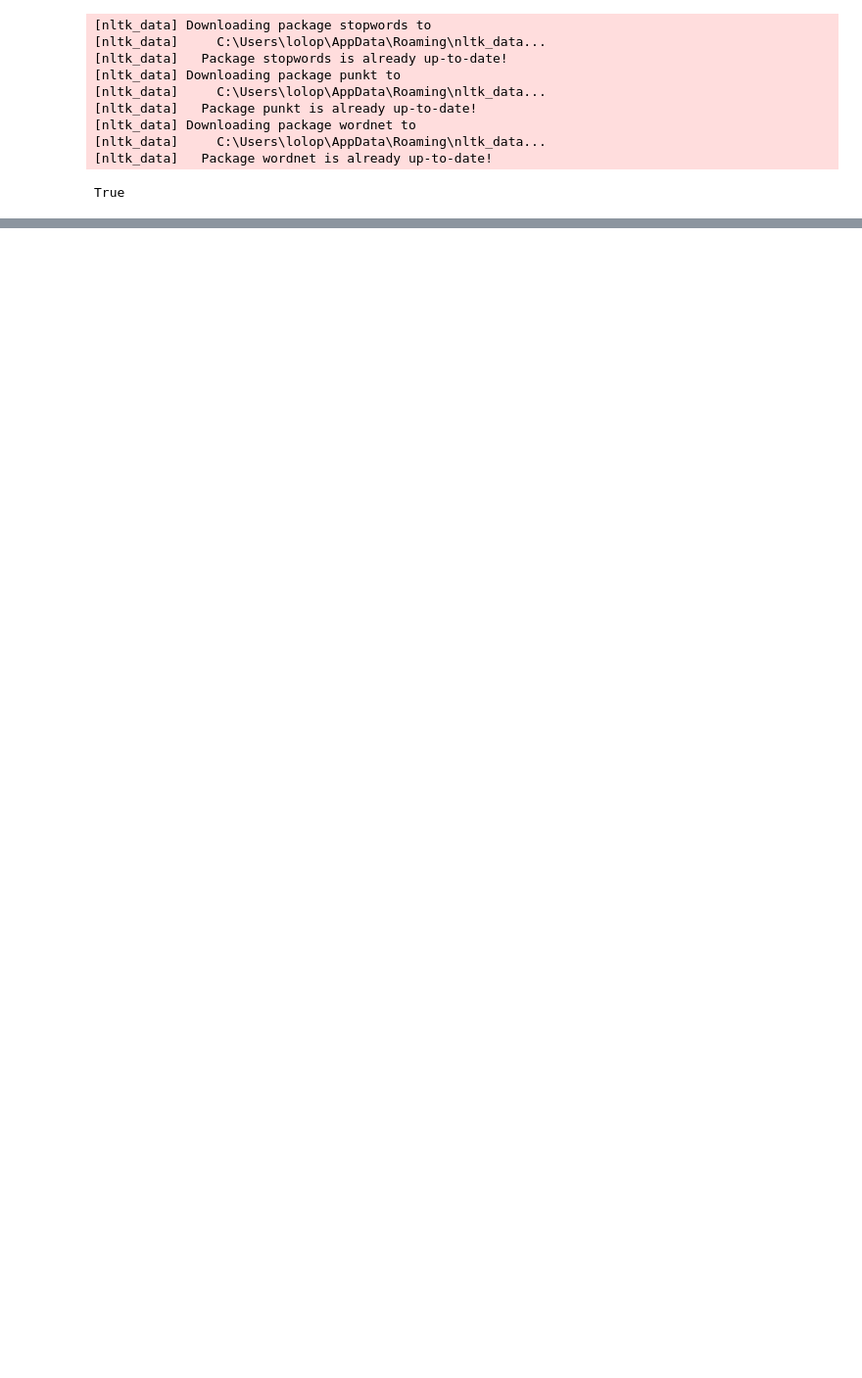
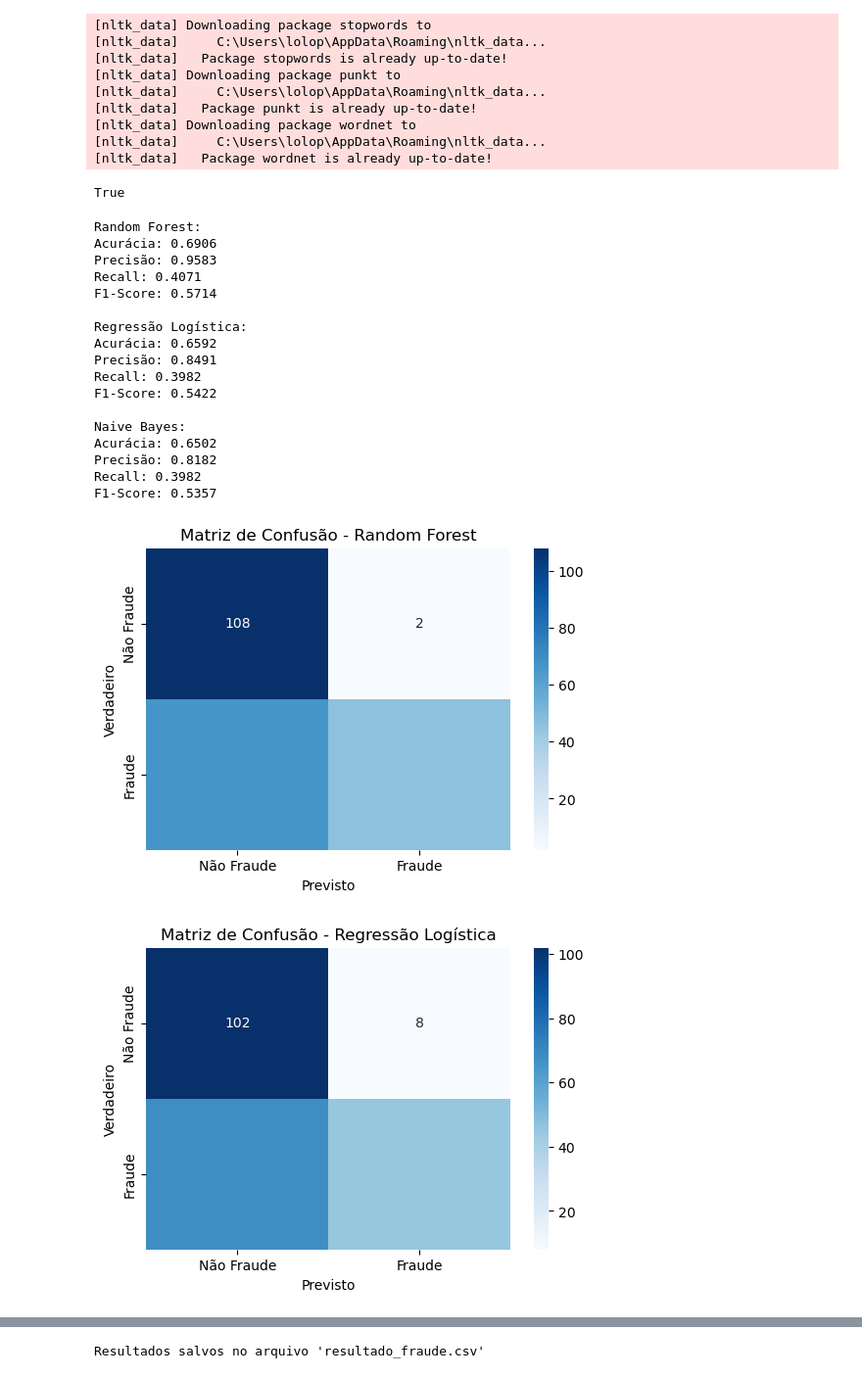
Before and after one commit to LorenzoPercussi/ModeloML-TCC, a Jupyter notebook: main.ipynb, the cells around one changed output, grey strips where cells are left out. Shown: that part at 98% size. Saved outputs shown, nothing was run; the diff lists cells and outputs as text; code cells hidden in the pictures; blank space fills up the shorter version.

```diff
--- a/main.ipynb
+++ b/main.ipynb
@@ -56,36 +171,37 @@ def add_fraud_column(input_file, output_file):
 # %%
-def convert_relative_time_to_days(time_str):
-    match = re.match(r'(\d+)\s*(dias|semanas|meses|anos)\s*atrás', time_str.lower())
+# Função principal que controla o fluxo do processo
+def main():
+    # Treinar os modelos usando as bases de dados manuais
+    models = process_and_train()
 
-    if match:
-        num = int(match.group(1))
-        unit = match.group(2)
+    # Avaliar uma nova base (por exemplo, 'entrada.csv') sem a coluna de fraude
+    df_resultado = evaluate_new_data(models, 'teste.csv')
 
-        current_date = datetime.now()
+    # Salvar os resultados das previsões em um novo arquivo CSV
+    df_resultado.to_csv('resultado_fraude.csv', index=False)  # Nome mais lógico para o arquivo de saída
 
-        if unit == 'dias':
-            past_date = current_date - relativedelta(days=num)
-        elif unit == 'semanas':
-            past_date = current_date - relativedelta(weeks=num)
-        elif unit == 'meses':
-            past_date = current_date - relativedelta(months=num)
-        elif unit == 'anos':
-            past_date = current_date - relativedelta(years=num)
-        else:
-            return 0
-
-        return (current_date - past_date).days
-
-    return 0
+    print("\nResultados salvos no arquivo 'resultado_fraude.csv'")
 # %%
-def create_new_features(df):
-    df['tempo'] = df['tempo'].apply(convert_relative_time_to_days)
-
-    df['avaliacoes_classificacoes_ratio'] = df['avaliacoes'] / (df['classificacoes'] + 1)
-    df['fotos_por_avaliacao'] = df['fotos'] / (df['avaliacoes'] + 1)
-    df['intervalo_avaliacoes'] = df['tempo'].diff().fillna(0)  # Diferença de dias entre avaliações
-    df['interacoes_ativas'] = df['p/r'] / (df['avaliacoes'] + 1)
-    df['lugares_por_avaliacao'] = df['lugares adicionados'] / (df['avaliacoes'] + 1)
-    df['local_guide_peso'] = df['local guide'] * df['avaliacoes']
-
-    return df
+# Executar o fluxo completo
+if __name__ == "__main__":
+    main()
+# %% [output]
+Random Forest:
+Acurácia: 0.6906
+Precisão: 0.9583
+Recall: 0.4071
+F1-Score: 0.5714
+
+Regressão Logística:
+Acurácia: 0.6592
+Precisão: 0.8491
+Recall: 0.3982
+F1-Score: 0.5422
+
+Naive Bayes:
+Acurácia: 0.6502
+Precisão: 0.8182
+Recall: 0.3982
+F1-Score: 0.5357
+[figure, added]
+[figure, added]
@@ -91,0 +209 @@ def create_new_features(df):
+Resultados salvos no arquivo 'resultado_fraude.csv'
```
Also changed, not shown: parts of 12 cells of this notebook.
